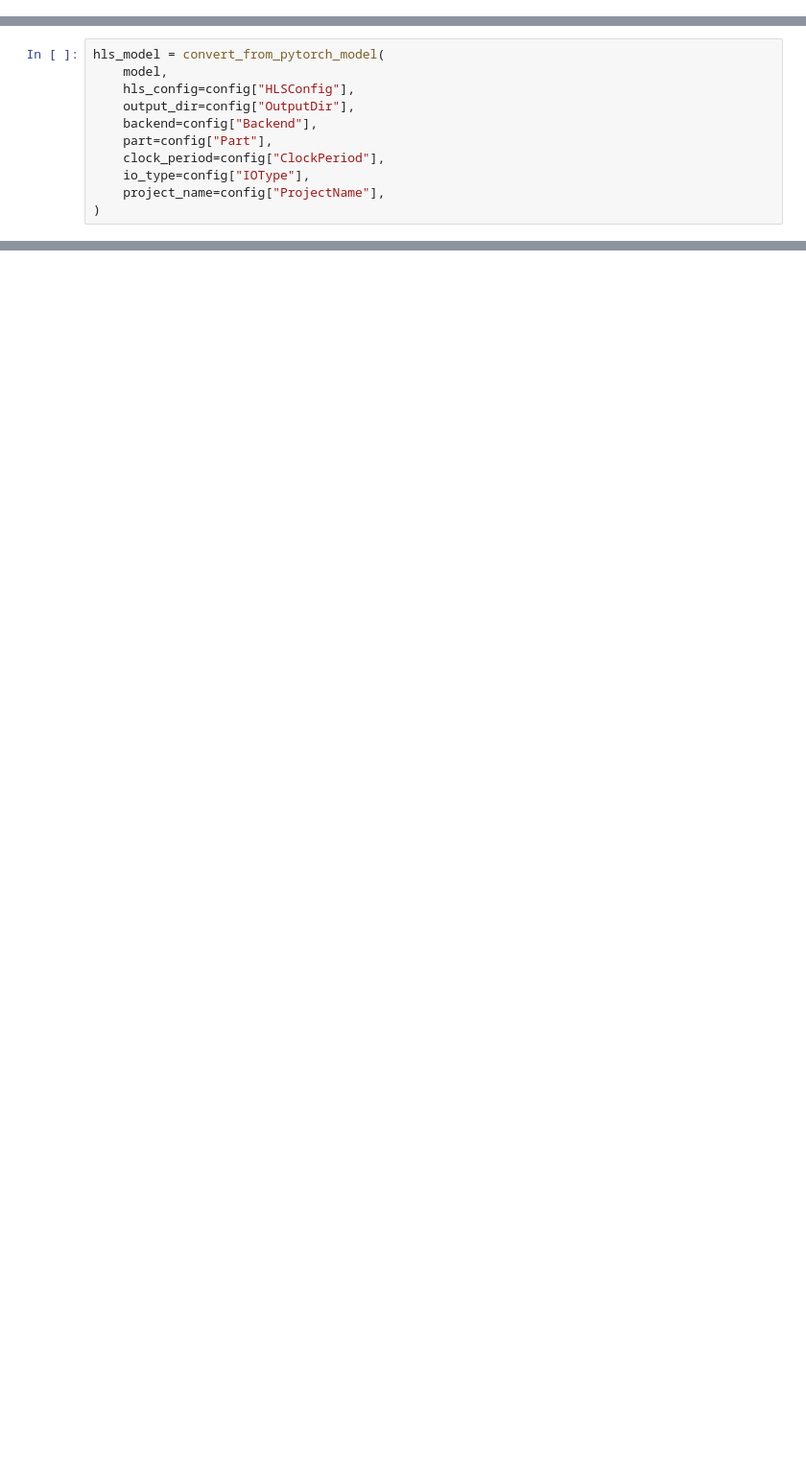
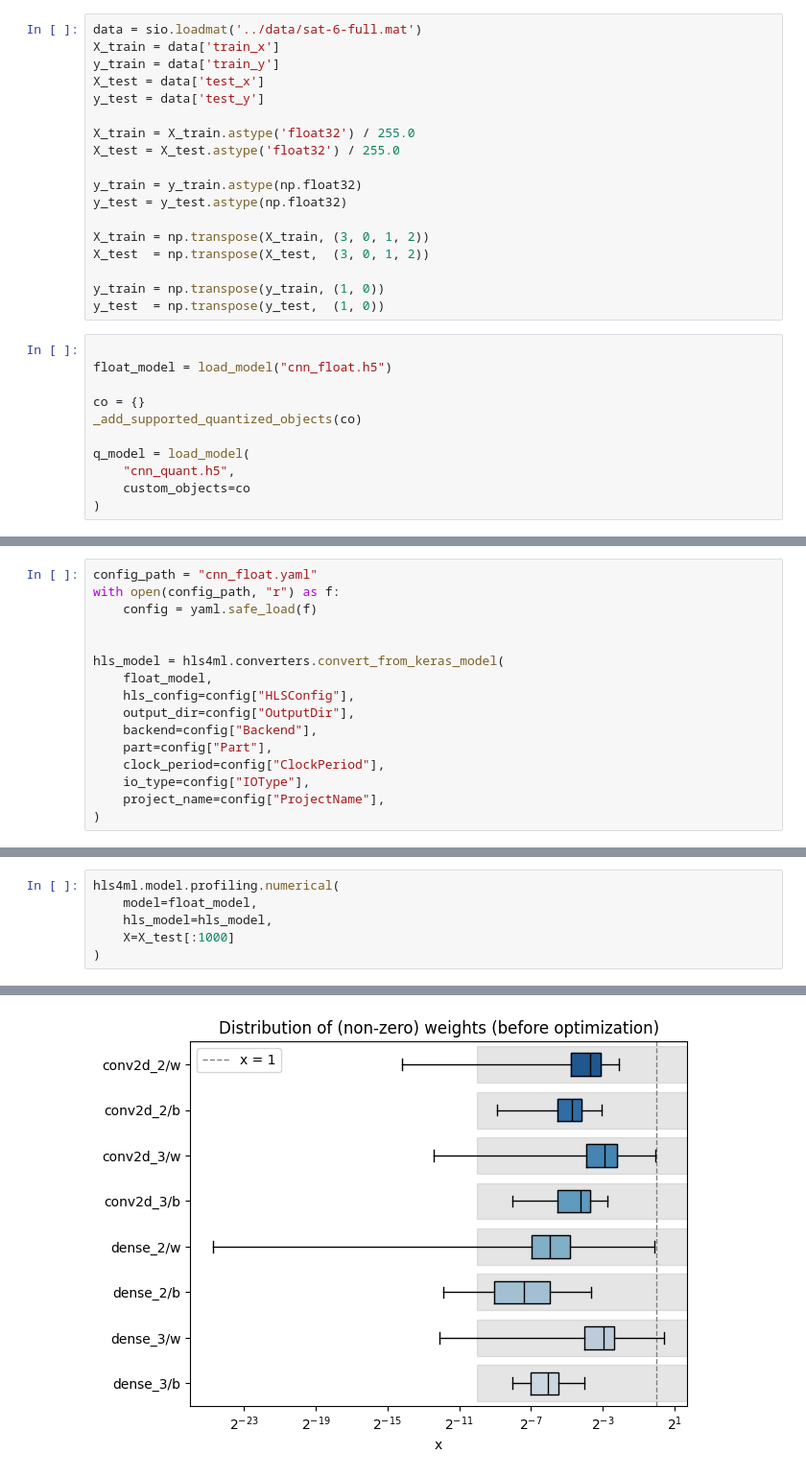
Before and after one commit to MateusFauri/hls4ml, a Jupyter notebook: project/notebooks/teste.ipynb, the cells around one changed output, grey strips where cells are left out. Shown at 96% size. Drawn from its saved outputs; the diff is of its cells as text; blank space fills up the shorter version.

```diff
--- a/project/notebooks/teste.ipynb
+++ b/project/notebooks/teste.ipynb
@@ -62,0 +11,29 @@ AttributeError: 'Net' object has no attribute 'summary'
+# %%
+data = sio.loadmat('../data/sat-6-full.mat')
+X_train = data['train_x']
+y_train = data['train_y']
+X_test = data['test_x']
+y_test = data['test_y']
+
+X_train = X_train.astype('float32') / 255.0
+X_test = X_test.astype('float32') / 255.0
+
+y_train = y_train.astype(np.float32)
+y_test = y_test.astype(np.float32)
+
+X_train = np.transpose(X_train, (3, 0, 1, 2))
+X_test  = np.transpose(X_test,  (3, 0, 1, 2))
+
+y_train = np.transpose(y_train, (1, 0))
+y_test  = np.transpose(y_test,  (1, 0))
+# %%
+
+float_model = load_model("cnn_float.h5")
+
+co = {}
+_add_supported_quantized_objects(co)
+
+q_model = load_model(
+    "cnn_quant.h5",
+    custom_objects=co
+)
@@ -63,6 +49,11 @@ AttributeError: 'Net' object has no attribute 'summary'
 # %%
-hls_model = convert_from_pytorch_model(
-    model,
+config_path = "cnn_float.yaml"
+with open(config_path, "r") as f:
+    config = yaml.safe_load(f)
+
+
+hls_model = hls4ml.converters.convert_from_keras_model(
+    float_model,
     hls_config=config["HLSConfig"],
     output_dir=config["OutputDir"],
     backend=config["Backend"],
@@ -83,0 +65,7 @@ hls4ml.utils.plot_model(
+# %%
+hls4ml.model.profiling.numerical(
+    model=float_model,
+    hls_model=hls_model,
+    X=X_test[:1000]
+)
+# %% [output]
@@ -83,0 +92 @@ hls4ml.utils.plot_model(
+[figure, added]
```
Also changed, not shown: parts of 12 cells of this notebook, 6 other files.
